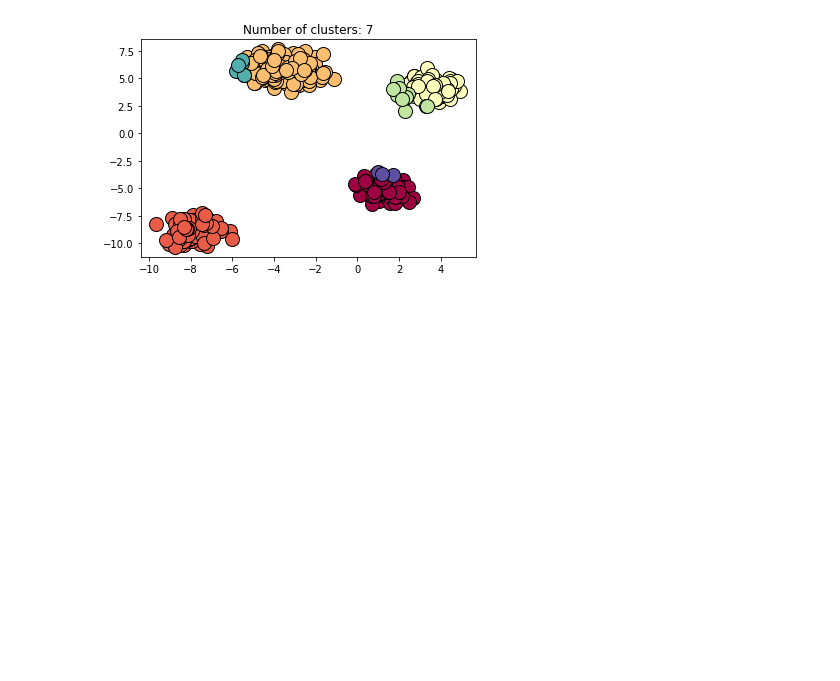
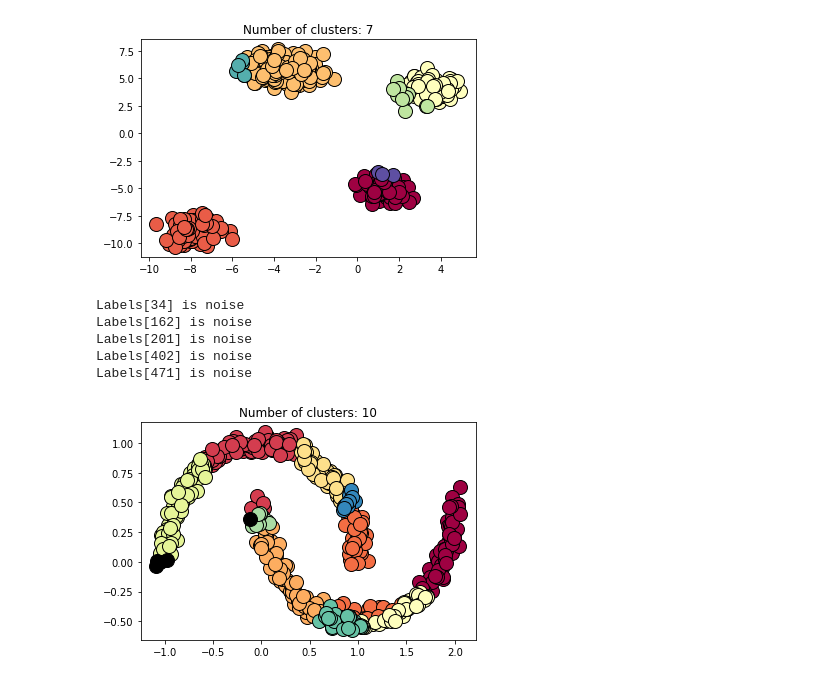
Before and after one commit to diagonr/Clustering-Approaches, a Jupyter notebook: dbscan.ipynb, the cells around one changed output. Drawn from its saved outputs; the diff is of its cells as text; code cells hidden in the pictures; blank space fills up the shorter version.

```diff
--- a/dbscan.ipynb
+++ b/dbscan.ipynb
@@ -206,3 +206,37 @@ if __name__ == "__main__":
     main()
 # %% [output]
 [figure]
+# %%
+def main():
+    centers = [[1, 1], [-1, -1]]
+    x, y = make_moons(n_samples=500, shuffle=True, noise=0.05, random_state=69)
+    db = dbScan(x, eps=0.5, minPts=50)
+    db.fit()
+    unique_labels = set(db.labels_)
+    colors = [plt.cm.Spectral(each) for each in np.linspace(0, 1, len(unique_labels))]
+    for k, col in zip(unique_labels, colors):
+        # If k is -1, then use black for noise
+        if k == -1:
+            col = [0, 0, 0, 1]
+
+        members = []
+        for i in range(0, len(db.labels_)):
+            if db.labels_[i] == k:
+                members.append(i)
+
+        for point in members:
+            plt.plot(x[point][0], x[point][1], 'o', markerfacecolor=tuple(col), markeredgecolor='k', markersize=14)
+
+    plt.title('Number of clusters: {}'.format(max(db.labels_)))
+    plt.show()
+
+
+if __name__ == "__main__":
+    main()
+# %% [output]
+Labels[34] is noise
+Labels[162] is noise
+Labels[201] is noise
+Labels[402] is noise
+Labels[471] is noise
+[figure, added]
```
